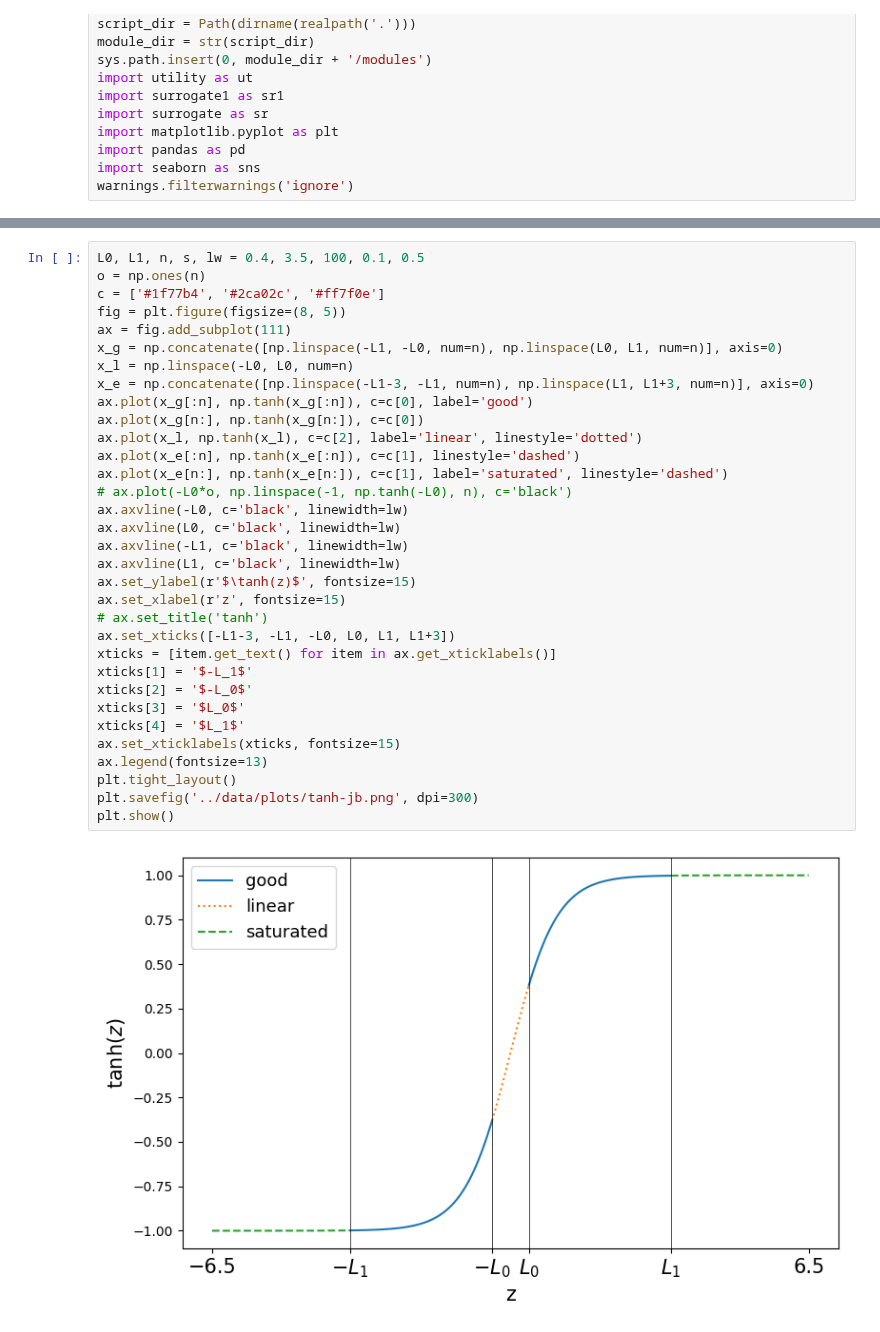
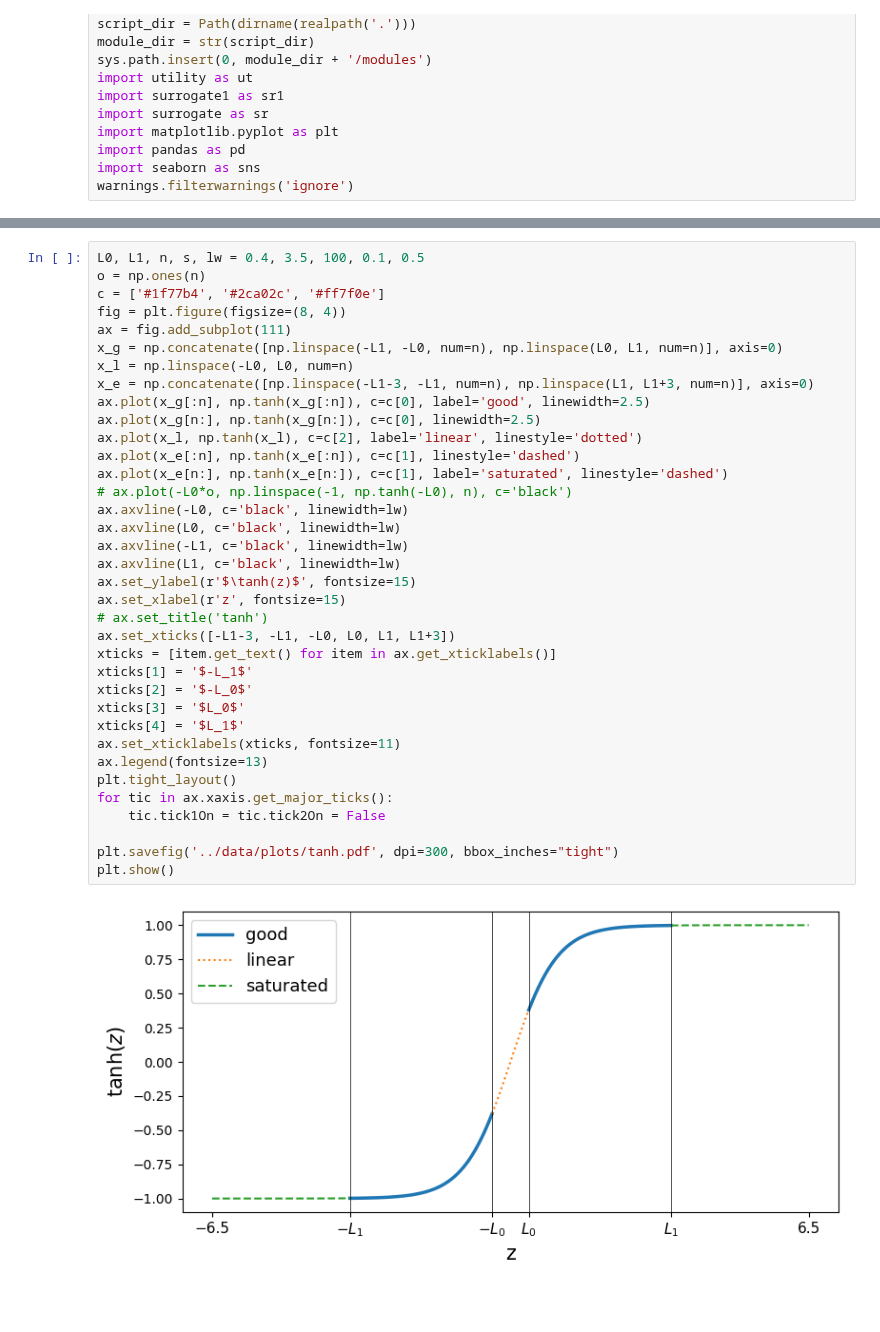
Before and after one commit to pinakm9/random-feature-map, a Jupyter notebook: notebooks/tanh.ipynb, the cells around one changed output, grey strips where cells are left out. Saved outputs shown, nothing was run; the diff lists cells and outputs as text; blank space fills up the shorter version.

```diff
--- a/notebooks/tanh.ipynb
+++ b/notebooks/tanh.ipynb
@@ -53,35 +53,38 @@ plt.show()
 # %%
 L0, L1, n, s, lw = 0.4, 3.5, 100, 0.1, 0.5
 o = np.ones(n)
 c = ['#1f77b4', '#2ca02c', '#ff7f0e']
-fig = plt.figure(figsize=(8, 5))
+fig = plt.figure(figsize=(8, 4))
 ax = fig.add_subplot(111)
 x_g = np.concatenate([np.linspace(-L1, -L0, num=n), np.linspace(L0, L1, num=n)], axis=0)
 x_l = np.linspace(-L0, L0, num=n)
 x_e = np.concatenate([np.linspace(-L1-3, -L1, num=n), np.linspace(L1, L1+3, num=n)], axis=0)
-ax.plot(x_g[:n], np.tanh(x_g[:n]), c=c[0], label='good')
-ax.plot(x_g[n:], np.tanh(x_g[n:]), c=c[0])
+ax.plot(x_g[:n], np.tanh(x_g[:n]), c=c[0], label='good', linewidth=2.5)
+ax.plot(x_g[n:], np.tanh(x_g[n:]), c=c[0], linewidth=2.5)
 ax.plot(x_l, np.tanh(x_l), c=c[2], label='linear', linestyle='dotted')
 ax.plot(x_e[:n], np.tanh(x_e[:n]), c=c[1], linestyle='dashed')
 ax.plot(x_e[n:], np.tanh(x_e[n:]), c=c[1], label='saturated', linestyle='dashed')
 # ax.plot(-L0*o, np.linspace(-1, np.tanh(-L0), n), c='black')
 ax.axvline(-L0, c='black', linewidth=lw)
 ax.axvline(L0, c='black', linewidth=lw)
 ax.axvline(-L1, c='black', linewidth=lw)
 ax.axvline(L1, c='black', linewidth=lw)
 ax.set_ylabel(r'$\tanh(z)$', fontsize=15)
 ax.set_xlabel(r'z', fontsize=15)
 # ax.set_title('tanh')
 ax.set_xticks([-L1-3, -L1, -L0, L0, L1, L1+3])
 xticks = [item.get_text() for item in ax.get_xticklabels()]
 xticks[1] = '$-L_1$'
 xticks[2] = '$-L_0$'
 xticks[3] = '$L_0$'
 xticks[4] = '$L_1$'
-ax.set_xticklabels(xticks, fontsize=15)
+ax.set_xticklabels(xticks, fontsize=11)
 ax.legend(fontsize=13)
 plt.tight_layout()
-plt.savefig('../data/plots/tanh-jb.png', dpi=300)
+for tic in ax.xaxis.get_major_ticks():
+    tic.tick1On = tic.tick2On = False
+
+plt.savefig('../data/plots/tanh.pdf', dpi=300, bbox_inches="tight")
 plt.show()
 # %% [output]
-[figure, old version]
+[figure, new version]
```
Also changed, not shown: parts of 1 cell of this notebook, 9 other files.
